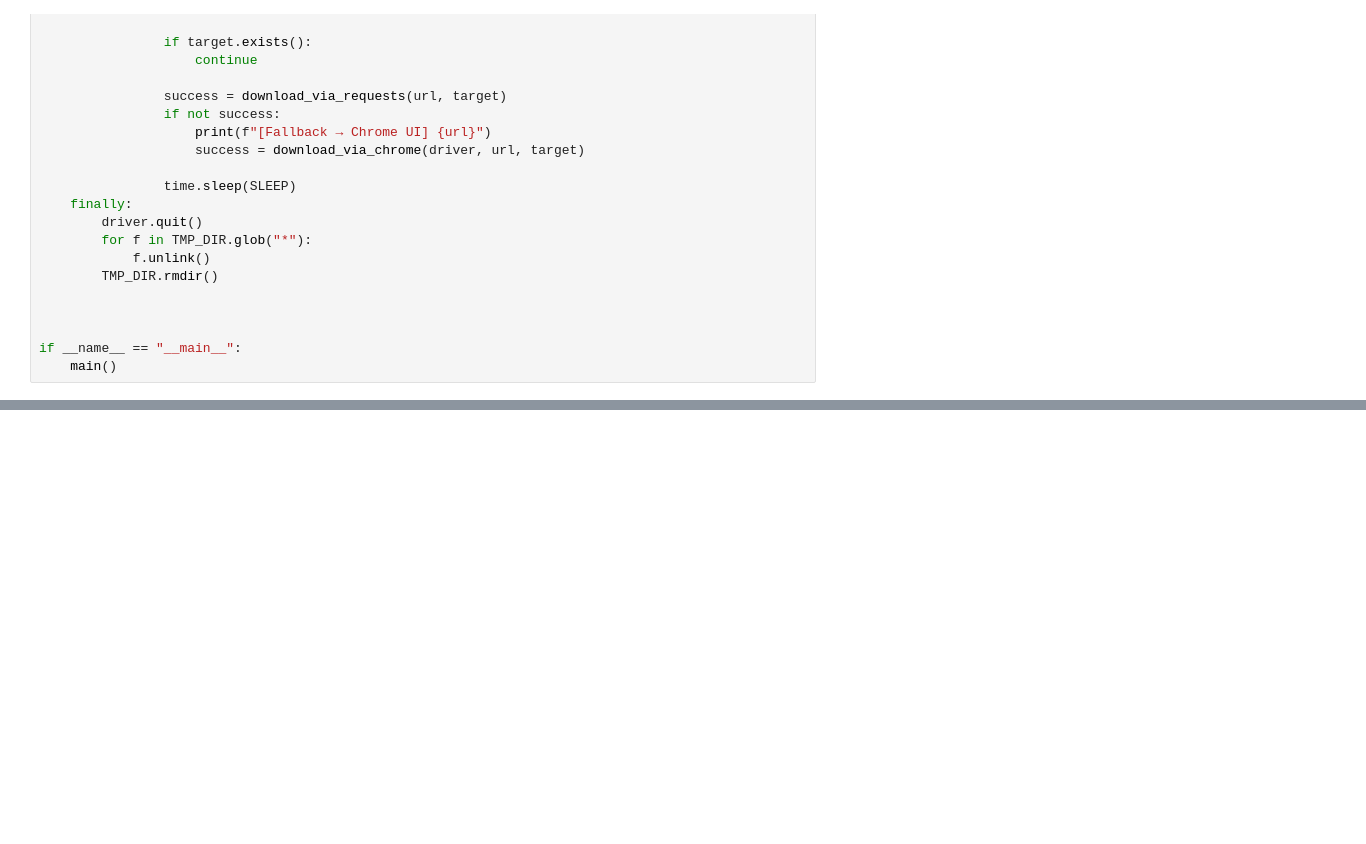
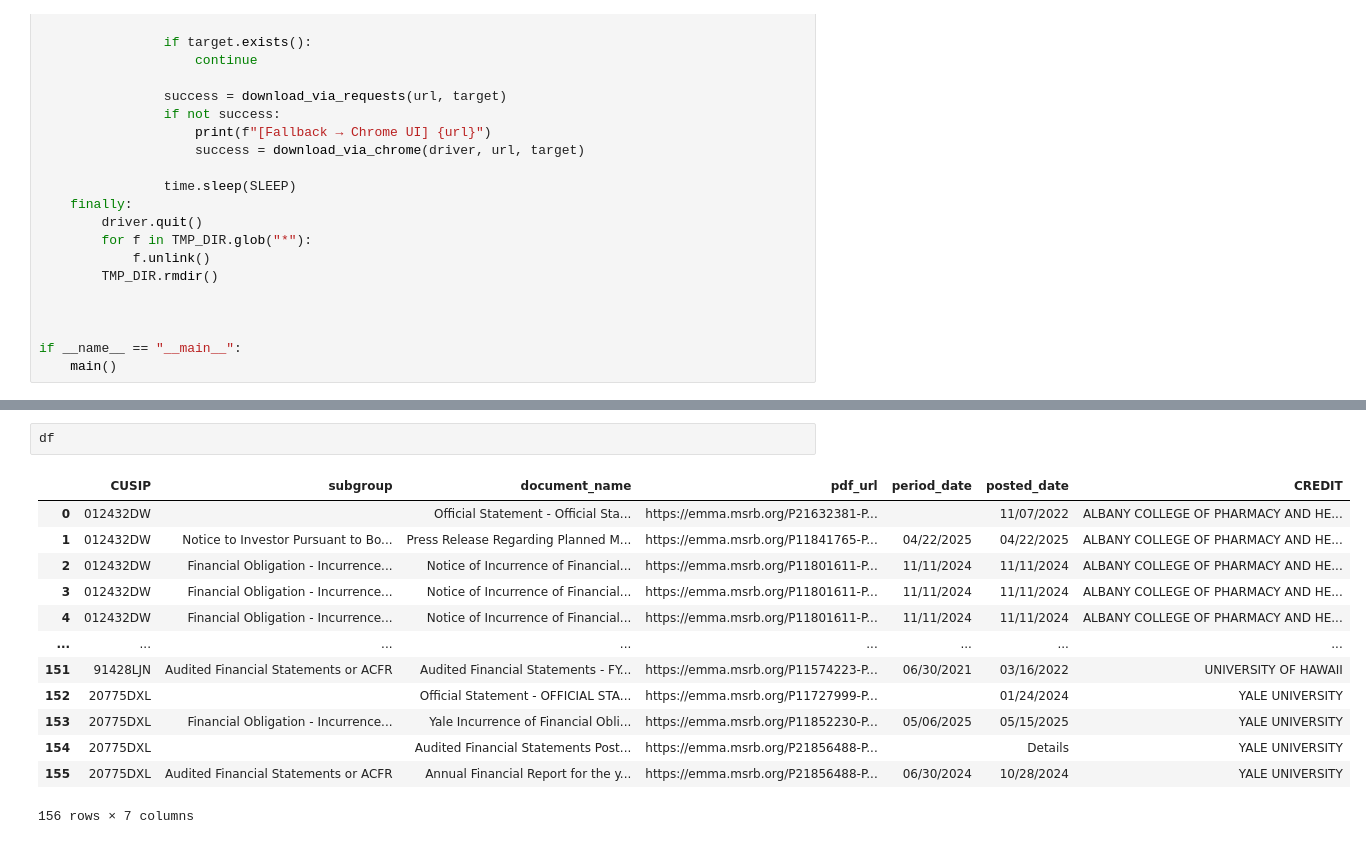
Before and after one commit to Kevinsu12/Franklin_Templton_Industry_Project, a Jupyter notebook: scrapping/links_scraper.ipynb, the cells around one changed output, grey strips where cells are left out. Cells and saved outputs as stored; diff of their text form; blank space fills up the shorter version.

```diff
--- a/scrapping/links_scraper.ipynb
+++ b/scrapping/links_scraper.ipynb
@@ -715,0 +774,16 @@ Number of documents after slicing and filter 33
+# %%
+df
+# %% [output]
+|  | CUSIP | subgroup | document_name | pdf_url | period_date | posted_date | CREDIT |
+| 0 | 012432DW |  | Official Statement - Official Sta... | https://emma.msrb.org/P21632381-P... |  | 11/07/2022 | ALBANY COLLEGE OF PHARMACY AND HE... |
+| 1 | 012432DW | Notice to Investor Pursuant to Bo... | Press Release Regarding Planned M... | https://emma.msrb.org/P11841765-P... | 04/22/2025 | 04/22/2025 | ALBANY COLLEGE OF PHARMACY AND HE... |
+| 2 | 012432DW | Financial Obligation - Incurrence... | Notice of Incurrence of Financial... | https://emma.msrb.org/P11801611-P... | 11/11/2024 | 11/11/2024 | ALBANY COLLEGE OF PHARMACY AND HE... |
+| 3 | 012432DW | Financial Obligation - Incurrence... | Notice of Incurrence of Financial... | https://emma.msrb.org/P11801611-P... | 11/11/2024 | 11/11/2024 | ALBANY COLLEGE OF PHARMACY AND HE... |
+| 4 | 012432DW | Financial Obligation - Incurrence... | Notice of Incurrence of Financial... | https://emma.msrb.org/P11801611-P... | 11/11/2024 | 11/11/2024 | ALBANY COLLEGE OF PHARMACY AND HE... |
+| ... | ... | ... | ... | ... | ... | ... | ... |
+| 151 | 91428LJN | Audited Financial Statements or ACFR | Audited Financial Statements - FY... | https://emma.msrb.org/P11574223-P... | 06/30/2021 | 03/16/2022 | UNIVERSITY OF HAWAII |
+| 152 | 20775DXL |  | Official Statement - OFFICIAL STA... | https://emma.msrb.org/P11727999-P... |  | 01/24/2024 | YALE UNIVERSITY |
+| 153 | 20775DXL | Financial Obligation - Incurrence... | Yale Incurrence of Financial Obli... | https://emma.msrb.org/P11852230-P... | 05/06/2025 | 05/15/2025 | YALE UNIVERSITY |
+| 154 | 20775DXL |  | Audited Financial Statements Post... | https://emma.msrb.org/P21856488-P... |  | Details | YALE UNIVERSITY |
+| 155 | 20775DXL | Audited Financial Statements or ACFR | Annual Financial Report for the y... | https://emma.msrb.org/P21856488-P... | 06/30/2024 | 10/28/2024 | YALE UNIVERSITY |
+156 rows × 7 columns
```
Also changed, not shown: parts of 5 cells of this notebook, 2 other files.
